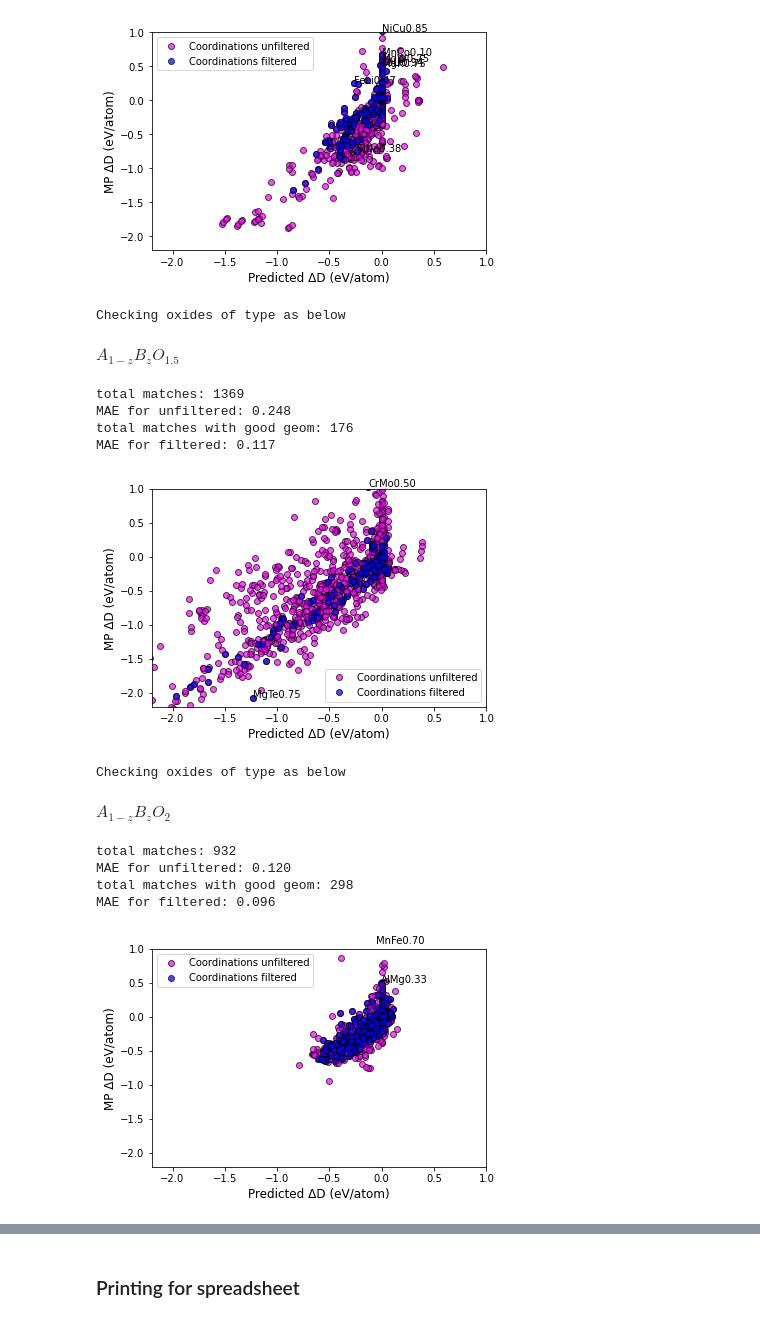
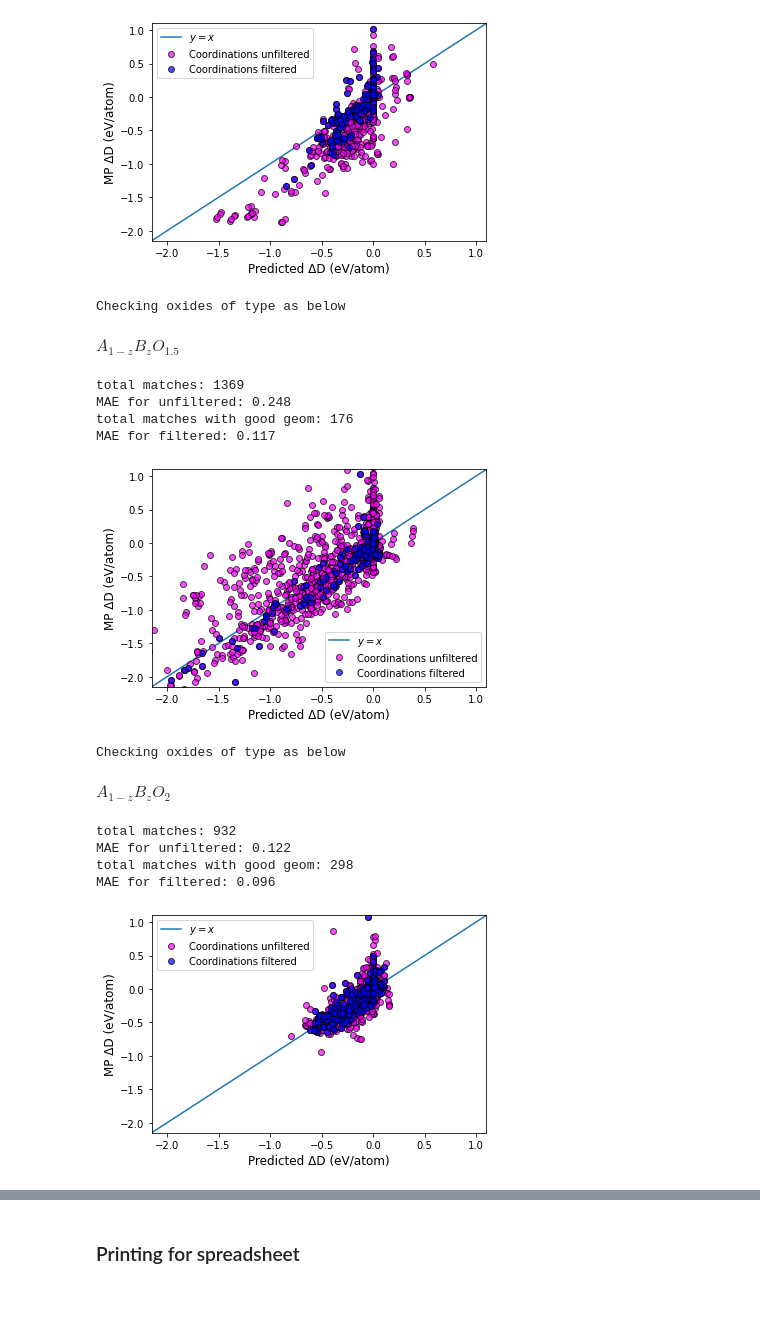
Before and after one commit to michaelcraiger/fefos, a Jupyter notebook: formation_energy_mixer.ipynb, the cells around one changed output, grey strips where cells are left out. Saved outputs shown, nothing was run; the diff lists cells and outputs as text; code cells hidden in the pictures.

```diff
--- a/formation_energy_mixer.ipynb
+++ b/formation_energy_mixer.ipynb
@@ -9,7 +9,7 @@ from scipy.optimize import minimize
 from IPython.display import display, Latex
 # %%
 d2metals = {
-    '3': ['Ti', 'V', 'Cr', 'Mn', 'Fe', 'Co', 'Ni'],
+    '3': ['Ti', 'V', 'Cr', 'Mn', 'Fe', 'Co', 'Ni', 'Cu'],
     '4': ['Nb', 'Mo', ],
     '5': ['W', ]
 }
@@ -165,7 +301,7 @@ for housing_element in ['Sn', 'Nb']:
             plt.plot([zs[0], zs[-1]], [0, 0], 'k--')
 
         if ele<housing_element:
-            info_dict = binary_pairing_data[ele+"_"+housing_element+"_"+str(4)]
+            info_dict = binary_pairing_data[ele+"_"+housing_element+"_"+str(oxidation_state)]
             for match in info_dict:
                 if ele in match:
                     conc2plot = float(match.split("_")[1])
@@ -176,7 +312,7 @@ for housing_element in ['Sn', 'Nb']:
                     if info_dict[match]['Coordination match']:
                         plt.plot(conc2plot, info_dict[match]['MP ΔD'], 'o', color=ele2col[ele])
         else:
-            info_dict = binary_pairing_data[housing_element+"_"+ele+"_"+str(4)]
+            info_dict = binary_pairing_data[housing_element+"_"+ele+"_"+str(oxidation_state)]
             for match in info_dict:
                 if ele in match:
                     conc2plot = float(match.split("_")[1])
@@ -190,8 +326,8 @@ for housing_element in ['Sn', 'Nb']:
 
     plt.legend()
     plt.xlabel("$x, {}_{{1-z}}B_{{z}}O_{{2}}$".format(housing_element, ), fontsize=16)
-    plt.ylabel("Stability, (eV/atom)", fontsize=16)
-    #plt.ylim(-0.1, 0.1)
+    plt.ylabel("ΔD, (eV/atom)", fontsize=16)
+    plt.ylim(-0.54, 0.54)
     plt.savefig("{}_higherdmixing.pdf".format(housing_element))
     plt.show()
 # %% [output]
@@ -208,13 +344,30 @@ num_oxides = []
 
 good_maes = []
 num_good_oxides = []
+# dictionary mapping oxidation state to x/y plot for all oxides
+ox2xs = defaultdict()
+ox2ys = defaultdict()
+# dictionary mapping oxidation state to x/y plot for oxides conditioned on geometry
+ox2good_xs = defaultdict()
+ox2good_ys = defaultdict()
+
+# dictionary mapping oxidation state to form ene x/y plot for all oxides
+ox2pred_form_enes = defaultdict()
+ox2mp_form_enes = defaultdict()
+ox2weighted_avgs = defaultdict()
+# dictionary mapping oxidation state to form ene x/y plot for oxides conditioned on geometry
+ox2good_pred_form_enes = defaultdict()
+ox2good_mp_form_enes = defaultdict()
+ox2good_weighted_avgs = defaultdict()
+
 
 for oxidation_state in [2, 3, 4]:
     print("Checking oxides of type as below")
     display(Latex(ox2oxide_type[str(oxidation_state)]))
     data_dict = defaultdict()
     seen_combinations = []
-
+    lower_lim = -2.15
+    upper_lim = 1.1
     for housing_element in set_of_elements:
         house_ele_ox = housing_element+str(oxidation_state)
         if (house_ele_ox not in mp_quadratic_equations_ox.keys() or house_ele_ox not in mp_quadratic_equations_red.keys()):
@@ -276,12 +429,20 @@ for oxidation_state in [2, 3, 4]:
                     "mp_name": info_dict[ele_conc]['MP_name'],
                     "motifs": info_dict[ele_conc]['motifs'],
                 }
+
+    plt.plot([lower_lim, upper_lim], [lower_lim, upper_lim], label='$y=x$')
     xs = []
     ys = []
+    pred_form_enes = []
+    mp_form_enes = []
+    weighted_avgs = []
     for key, val in data_dict.items():
         xs.append(val['predicted ΔD'])
         ys.append(val['true ΔD'])
 
+        pred_form_enes.append(val['predicted formation energy'])
+        mp_form_enes.append(val['true formation energy'])
+        weighted_avgs.append(val['weighted average of refs'])
     print("total matches: {}".format(len(xs)))
     plt.plot(xs, ys, 'o', color='fuchsia', alpha=0.7, label='Coordinations unfiltered', markeredgecolor='k')
     print("MAE for unfiltered: {:.3f}".format(np.mean(abs(np.array(xs)-np.array(ys)))))
@@ -289,49 +450,66 @@ for oxidation_state in [2, 3, 4]:
     plt.ylabel("MP ΔD (eV/atom)", fontsize=12)
     maes.append(np.mean(abs(np.array(xs)-np.array(ys))))
     num_oxides.append(len(xs))
-    #plt.show()
+    ox2xs[oxidation_state] = xs
+    ox2ys[oxidation_state] = ys
+    ox2pred_form_enes[oxidation_state] = pred_form_enes
+    ox2mp_form_enes[oxidation_state] = mp_form_enes
+    ox2weighted_avgs[oxidation_state] = weighted_avgs
+
     xs = []
     ys = []
+    pred_form_enes = []
+    mp_form_enes = []
+    weighted_avgs = []
     for key, val in data_dict.items():
         if not val['coordination_match']:
-            # bad geometry
+            # bad geometry, skip
             continue
         xs.append(val['predicted ΔD'])
         ys.append(val['true ΔD'])
-        if abs(xs[-1]-ys[-1])>0.5:
-            plt.text(xs[-1], ys[-1], "{}".format(key))
 
+        pred_form_enes.append(val['predicted formation energy'])
+        mp_form_enes.append(val['true formation energy'])
+        weighted_avgs.append(val['weighted average of refs'])
+#         if abs(xs[-1]-ys[-1])>0.5:
+#             plt.text(xs[-1], ys[-1], "{}".format(key))
+
+    ox2good_xs[oxidation_state] = xs
+    ox2good_ys[oxidation_state] = ys
+    ox2good_pred_form_enes[oxidation_state] = pred_form_enes
+    ox2good_mp_form_enes[oxidation_state] = mp_form_enes
+    ox2good_weighted_avgs[oxidation_state] = weighted_avgs
     print("total matches with good geom: {}".format(len(xs)))
     plt.plot(xs, ys, 'o', color='b', alpha=0.7, label='Coordinations filtered', markeredgecolor='k')
     print("MAE for filtered: {:.3f}".format(np.mean(abs(np.array(xs)-np.array(ys)))))
+    plt.xlim(lower_lim, upper_lim)
+    plt.ylim(lower_lim, upper_lim)
     plt.legend()
-    plt.xlim(-2.2, 1.)
-    plt.ylim(-2.2, 1.)
     plt.xlabel("Predicted ΔD (eV/atom)", fontsize=12)
     plt.ylabel("MP ΔD (eV/atom)", fontsize=12)
-    #plt.savefig("parities_ox_state_{}.pdf".format(oxidation_state))
+    plt.savefig("parities_ox_state_{}.pdf".format(oxidation_state))
     plt.show()
     good_maes.append(np.mean(abs(np.array(xs)-np.array(ys))))
     num_good_oxides.append(len(xs))
 # %% [output]
 Checking oxides of type as below
 $A_{1-z}B_{z}O$
 total matches: 777
 MAE for unfiltered: 0.236
 total matches with good geom: 232
 MAE for filtered: 0.127
-[figure, old version]
+[figure, new version]
 Checking oxides of type as below
 $A_{1-z}B_{z}O_{1.5}$
 total matches: 1369
 MAE for unfiltered: 0.248
 total matches with good geom: 176
 MAE for filtered: 0.117
-[figure, old version]
+[figure, new version]
 Checking oxides of type as below
 $A_{1-z}B_{z}O_{2}$
 total matches: 932
-MAE for unfiltered: 0.120
+MAE for unfiltered: 0.122
 total matches with good geom: 298
 MAE for filtered: 0.096
-[figure, old version]
+[figure, new version]
```
Also changed, not shown: parts of 10 cells of this notebook.
